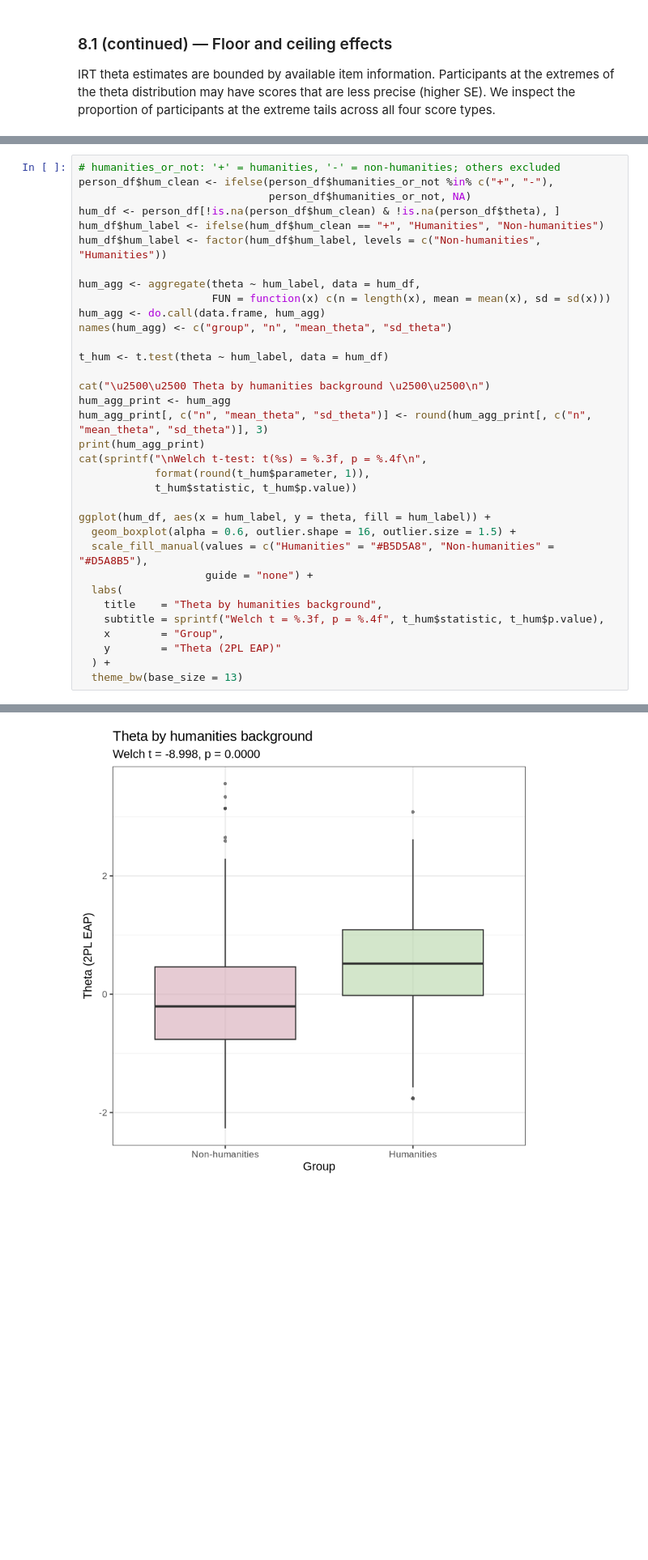
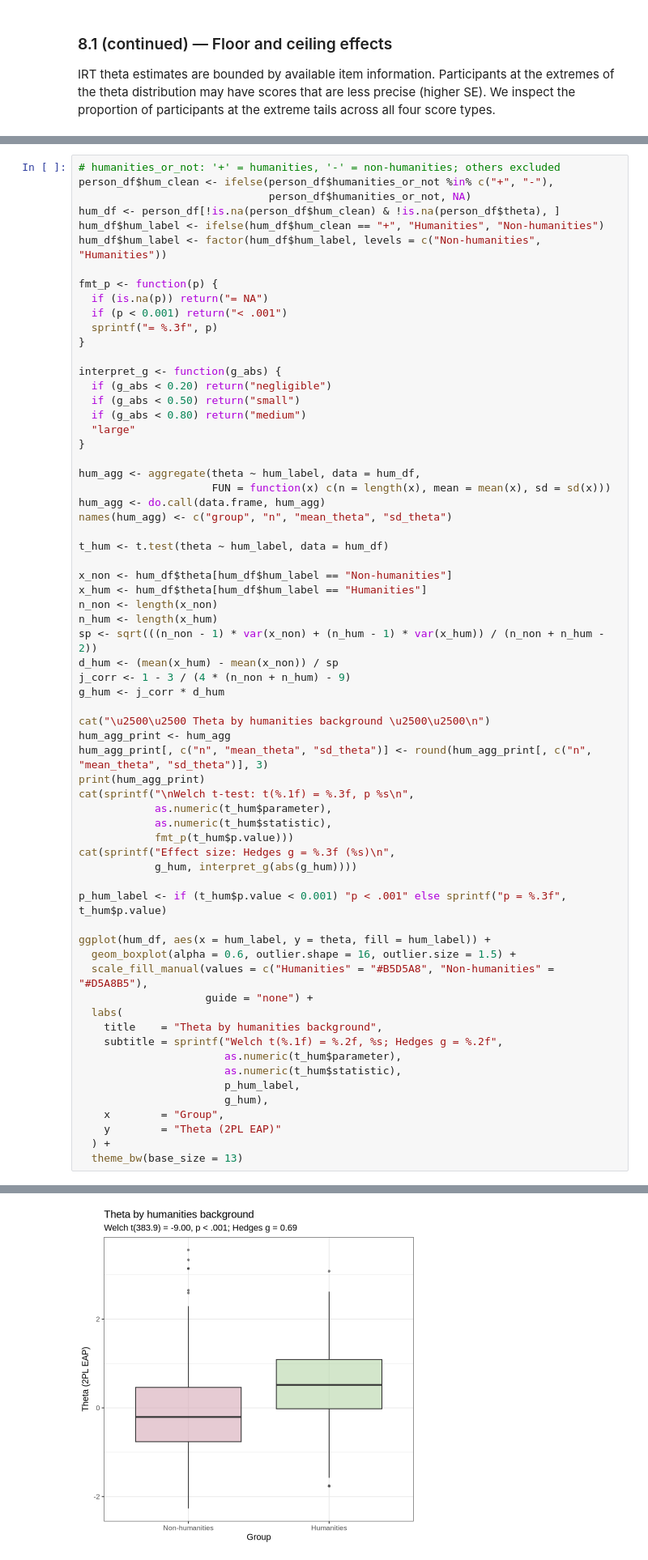
Before and after one commit to BakhturinaPolina/russian-author-recognition-test, a Jupyter notebook: scripts/irt_analysis/07_person_scoring.ipynb, the cells around one changed output, grey strips where cells are left out. Shown at 81% size. Drawn from its saved outputs; the diff is of its cells as text; blank space fills up the shorter version.

```diff
--- a/scripts/irt_analysis/07_person_scoring.ipynb
+++ b/scripts/irt_analysis/07_person_scoring.ipynb
@@ -403,6 +467,19 @@ hum_df <- person_df[!is.na(person_df$hum_clean) & !is.na(person_df$theta), ]
 hum_df$hum_label <- ifelse(hum_df$hum_clean == "+", "Humanities", "Non-humanities")
 hum_df$hum_label <- factor(hum_df$hum_label, levels = c("Non-humanities", "Humanities"))
 
+fmt_p <- function(p) {
+  if (is.na(p)) return("= NA")
+  if (p < 0.001) return("< .001")
+  sprintf("= %.3f", p)
+}
+
+interpret_g <- function(g_abs) {
+  if (g_abs < 0.20) return("negligible")
+  if (g_abs < 0.50) return("small")
+  if (g_abs < 0.80) return("medium")
+  "large"
+}
+
 hum_agg <- aggregate(theta ~ hum_label, data = hum_df,
                      FUN = function(x) c(n = length(x), mean = mean(x), sd = sd(x)))
 hum_agg <- do.call(data.frame, hum_agg)
@@ -410,13 +487,27 @@ names(hum_agg) <- c("group", "n", "mean_theta", "sd_theta")
 
 t_hum <- t.test(theta ~ hum_label, data = hum_df)
 
+x_non <- hum_df$theta[hum_df$hum_label == "Non-humanities"]
+x_hum <- hum_df$theta[hum_df$hum_label == "Humanities"]
+n_non <- length(x_non)
+n_hum <- length(x_hum)
+sp <- sqrt(((n_non - 1) * var(x_non) + (n_hum - 1) * var(x_hum)) / (n_non + n_hum - 2))
+d_hum <- (mean(x_hum) - mean(x_non)) / sp
+j_corr <- 1 - 3 / (4 * (n_non + n_hum) - 9)
+g_hum <- j_corr * d_hum
+
 cat("\u2500\u2500 Theta by humanities background \u2500\u2500\n")
 hum_agg_print <- hum_agg
 hum_agg_print[, c("n", "mean_theta", "sd_theta")] <- round(hum_agg_print[, c("n", "mean_theta", "sd_theta")], 3)
 print(hum_agg_print)
-cat(sprintf("\nWelch t-test: t(%s) = %.3f, p = %.4f\n",
-            format(round(t_hum$parameter, 1)),
-            t_hum$statistic, t_hum$p.value))
+cat(sprintf("\nWelch t-test: t(%.1f) = %.3f, p %s\n",
+            as.numeric(t_hum$parameter),
+            as.numeric(t_hum$statistic),
+            fmt_p(t_hum$p.value)))
+cat(sprintf("Effect size: Hedges g = %.3f (%s)\n",
+            g_hum, interpret_g(abs(g_hum))))
+
+p_hum_label <- if (t_hum$p.value < 0.001) "p < .001" else sprintf("p = %.3f", t_hum$p.value)
 
 ggplot(hum_df, aes(x = hum_label, y = theta, fill = hum_label)) +
   geom_boxplot(alpha = 0.6, outlier.shape = 16, outlier.size = 1.5) +
@@ -424,7 +515,11 @@ ggplot(hum_df, aes(x = hum_label, y = theta, fill = hum_label)) +
                     guide = "none") +
   labs(
     title    = "Theta by humanities background",
-    subtitle = sprintf("Welch t = %.3f, p = %.4f", t_hum$statistic, t_hum$p.value),
+    subtitle = sprintf("Welch t(%.1f) = %.2f, %s; Hedges g = %.2f",
+                       as.numeric(t_hum$parameter),
+                       as.numeric(t_hum$statistic),
+                       p_hum_label,
+                       g_hum),
     x        = "Group",
     y        = "Theta (2PL EAP)"
   ) +
@@ -439,4 +535,4 @@ Welch t-test: t(383.9) = -8.998, p = 0.0000
-[figure, old version]
+[figure, new version]
 # %%
 # Age groups
 person_df$age_group <- cut(
```
Also changed, not shown: parts of 16 cells of this notebook, 12 other files.
